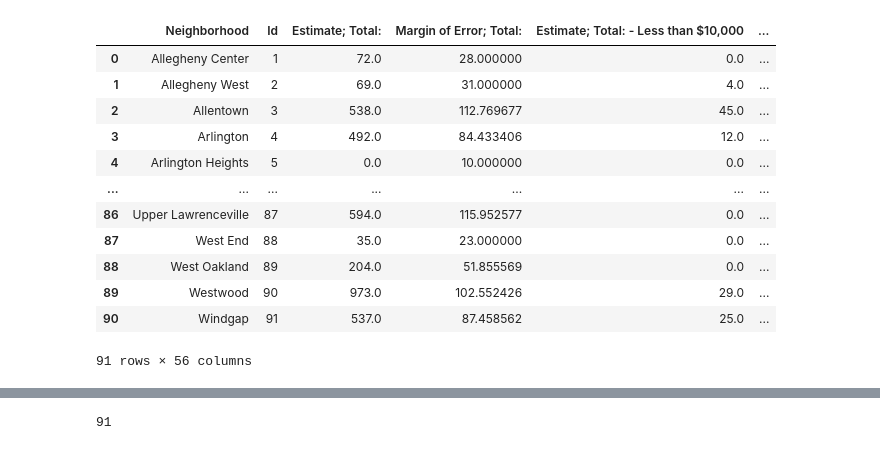
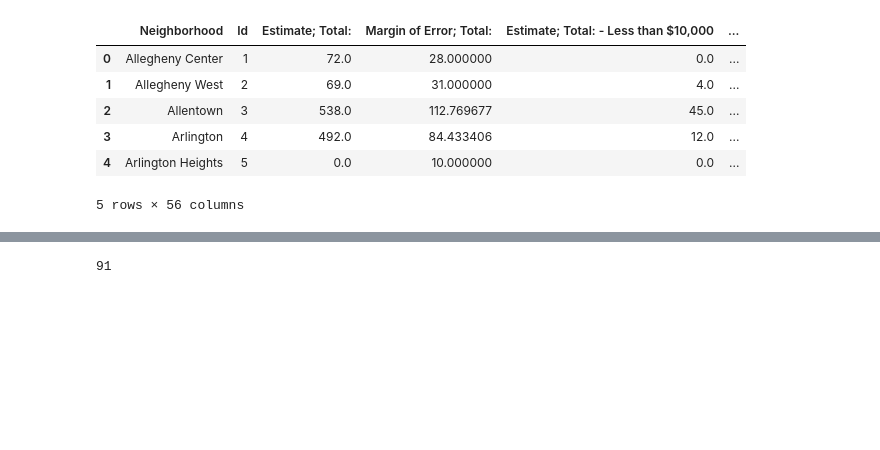
Before and after one commit to sim1029/data-pirates, a Jupyter notebook: HousingPrices.ipynb, the cells around one changed output, grey strips where cells are left out. Saved outputs shown, nothing was run; the diff lists cells and outputs as text; code cells hidden in the pictures; blank space fills up the shorter version.

```diff
--- a/HousingPrices.ipynb
+++ b/HousingPrices.ipynb
@@ -6,18 +6,12 @@ import numpy as np
 # %%
 data = pd.read_csv("https://data.wprdc.org/dataset/5b18c198-474c-4723-b735-cc5220ad43cc/resource/13982f58-e618-400c-8f69-6a32dbd7c68f/download/value.csv")
 # %%
-data
+data.head()
 # %% [output]
 |  | Neighborhood | Id | Estimate; Total: | Margin of Error; Total: | Estimate; Total: - Less than $10,000 | ... |
 | 0 | Allegheny Center | 1 | 72.0 | 28.000000 | 0.0 | ... |
 | 1 | Allegheny West | 2 | 69.0 | 31.000000 | 4.0 | ... |
 | 2 | Allentown | 3 | 538.0 | 112.769677 | 45.0 | ... |
 | 3 | Arlington | 4 | 492.0 | 84.433406 | 12.0 | ... |
 | 4 | Arlington Heights | 5 | 0.0 | 10.000000 | 0.0 | ... |
-| ... | ... | ... | ... | ... | ... | ... |
-| 86 | Upper Lawrenceville | 87 | 594.0 | 115.952577 | 0.0 | ... |
-| 87 | West End | 88 | 35.0 | 23.000000 | 0.0 | ... |
-| 88 | West Oakland | 89 | 204.0 | 51.855569 | 0.0 | ... |
-| 89 | Westwood | 90 | 973.0 | 102.552426 | 29.0 | ... |
-| 90 | Windgap | 91 | 537.0 | 87.458562 | 25.0 | ... |
-91 rows × 56 columns
+5 rows × 56 columns
```
Also changed, not shown: parts of 2 cells of this notebook.
